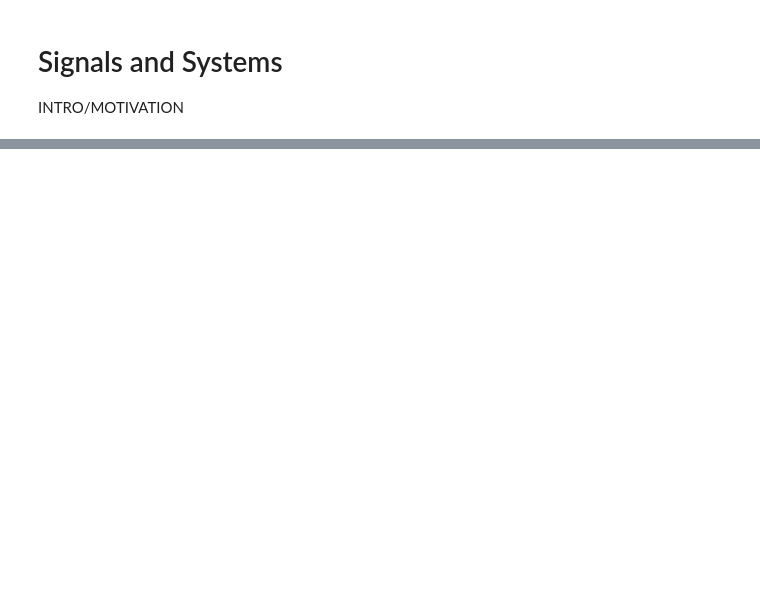
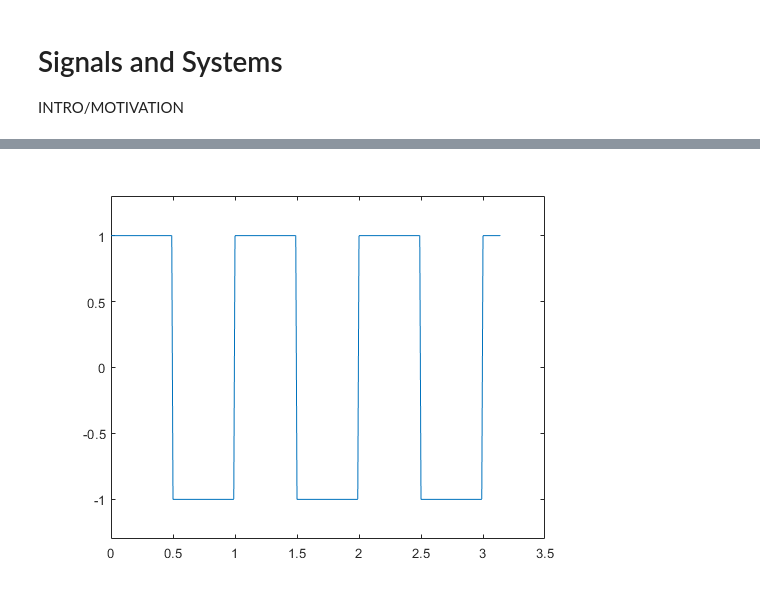
Before and after one commit to lmn93beo/9-014-Book, a Jupyter notebook: Signals-Systems.ipynb, the cells around one changed output, grey strips where cells are left out. Drawn from its saved outputs; the diff is of its cells as text; code cells hidden in the pictures; blank space fills up the shorter version.

```diff
--- a/Signals-Systems.ipynb
+++ b/Signals-Systems.ipynb
@@ -91,0 +103,5 @@ In a lot of neuroscience, we assume shift invariant systems For example,  when y
+# %%
+t = 0:0.01:pi;
+plot(t, square(2*pi*t)); ylim([-1.3 1.3])
+# %% [output]
+[figure, added]
```
Also changed, not shown: parts of 13 cells of this notebook, 4 other files.
